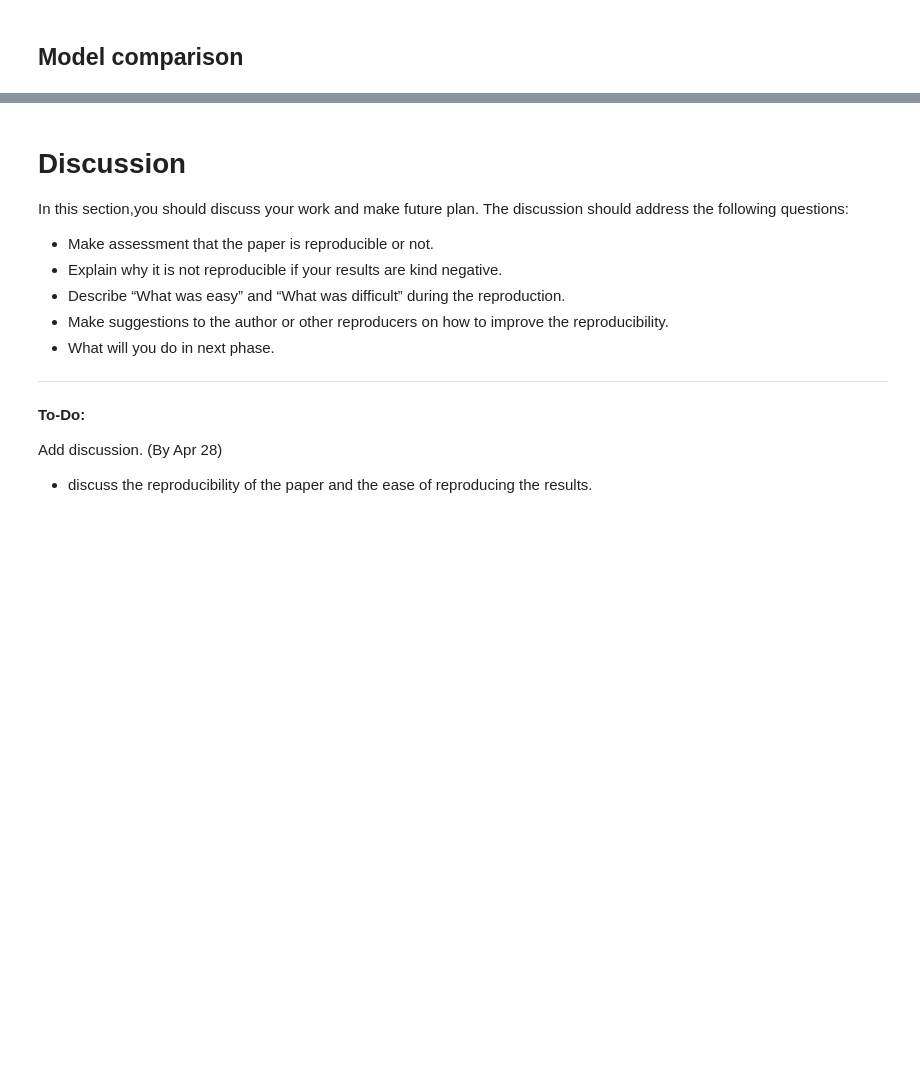
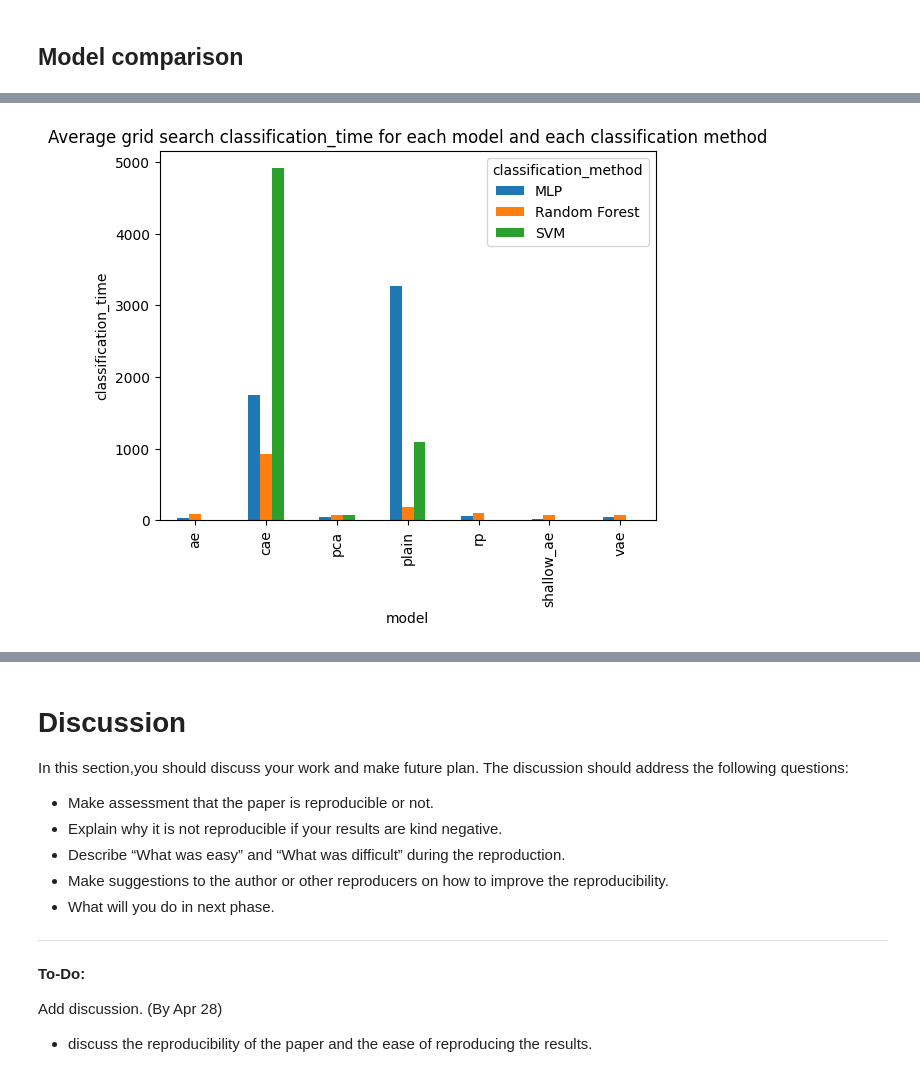
Before and after one commit to ZKingQ/CS598-DLH-SP24, a Jupyter notebook: DLH_Team_71_PyTorch.ipynb, the cells around one changed output, grey strips where cells are left out. Saved outputs shown, nothing was run; the diff lists cells and outputs as text; code cells hidden in the pictures; blank space fills up the shorter version.

```diff
--- a/DLH_Team_71_PyTorch.ipynb
+++ b/DLH_Team_71_PyTorch.ipynb
@@ -1006,0 +1024,7 @@ Train model in full epoches and compare results. (By Apr 28)
+# %%
+df.groupby(['model', 'classification_method'])['classification_time'].mean().unstack().plot(kind='bar')
+plt.ylabel('classification_time')
+plt.title('Average grid search classification_time for each model and each classification method')
+plt.show()
+# %% [output]
+[figure, added]
```
Also changed, not shown: parts of 12 cells of this notebook.
